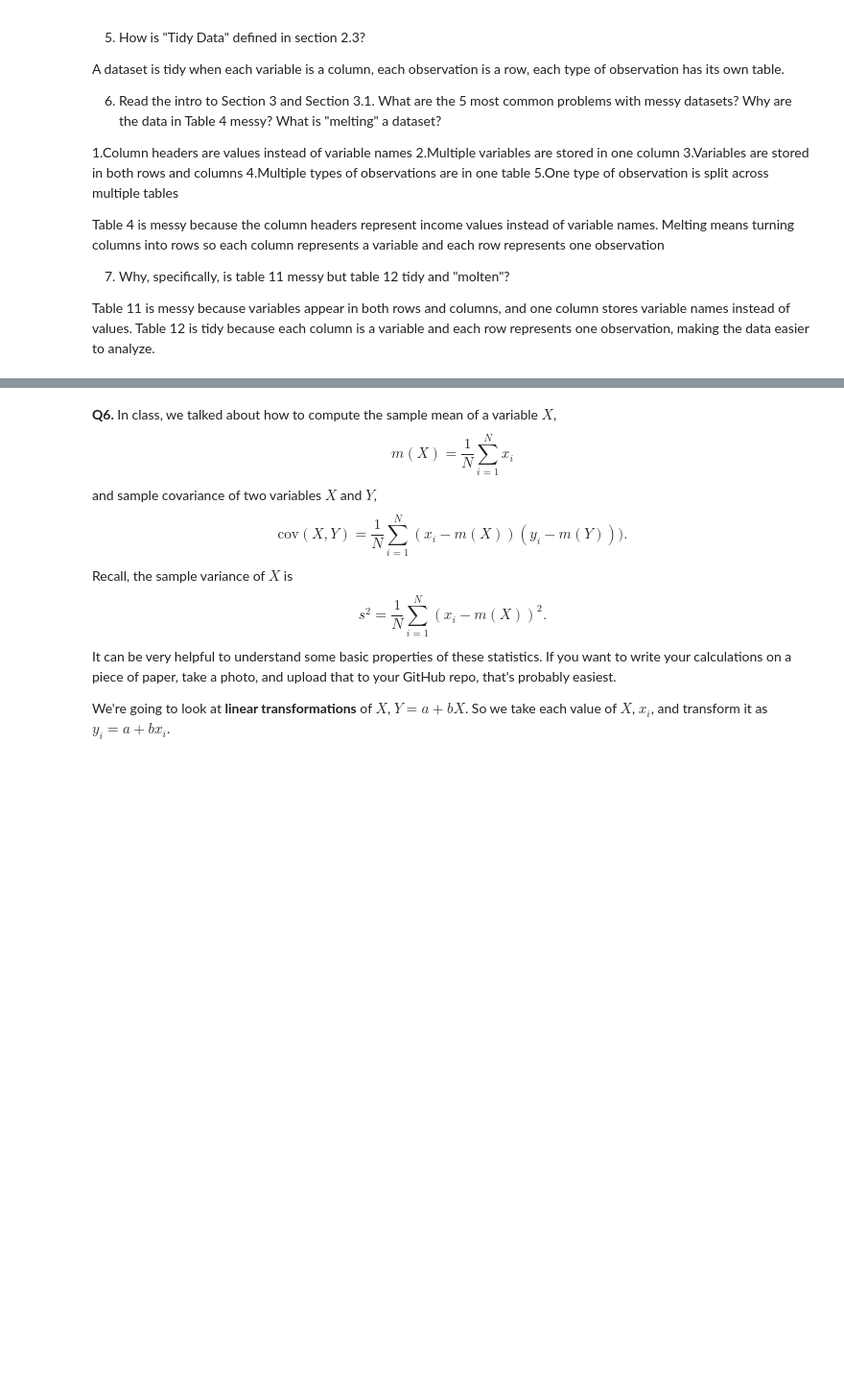
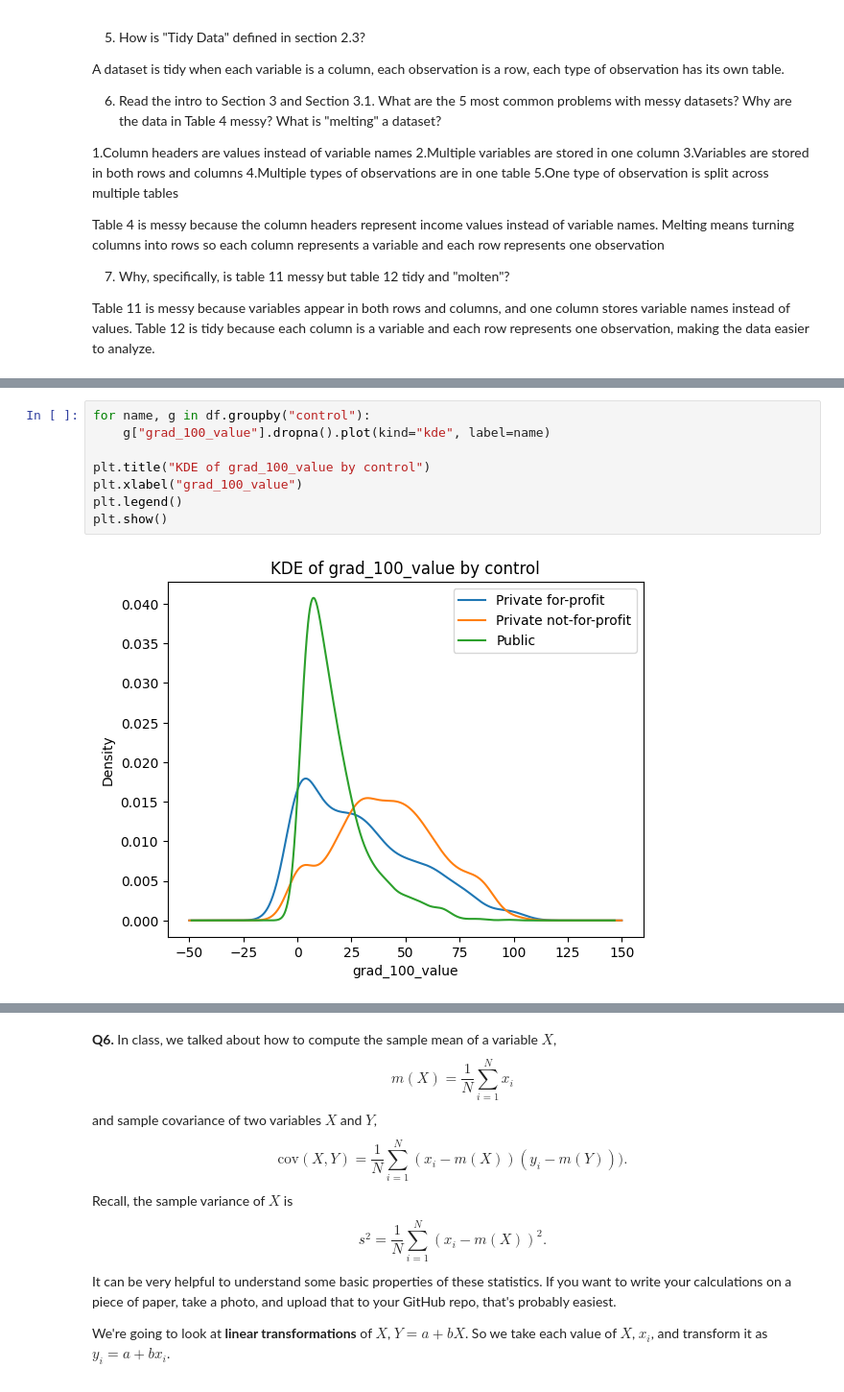
Before and after one commit to pateld07/undergrad_ml_assignments, a Jupyter notebook: 01_assignment_wrangling_and_eda.ipynb, the cells around one changed output, grey strips where cells are left out. Shown at 96% size. Cells and saved outputs as stored; diff of their text form; blank space fills up the shorter version.

```diff
--- a/01_assignment_wrangling_and_eda.ipynb
+++ b/01_assignment_wrangling_and_eda.ipynb
@@ -302,0 +550,10 @@ We'll use the `college_completion.csv` dataset from the US Department of Educati
+# %%
+for name, g in df.groupby("control"):
+    g["grad_100_value"].dropna().plot(kind="kde", label=name)
+
+plt.title("KDE of grad_100_value by control")
+plt.xlabel("grad_100_value")
+plt.legend()
+plt.show()
+# %% [output]
+[figure, added]
```
Also changed, not shown: parts of 33 cells of this notebook.
